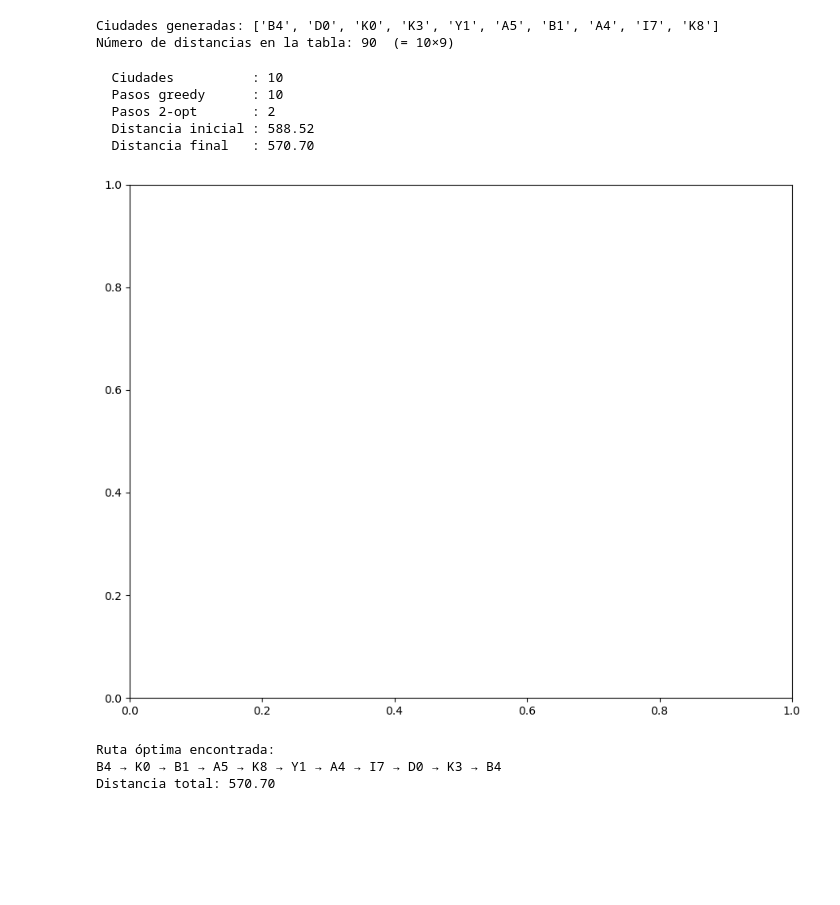
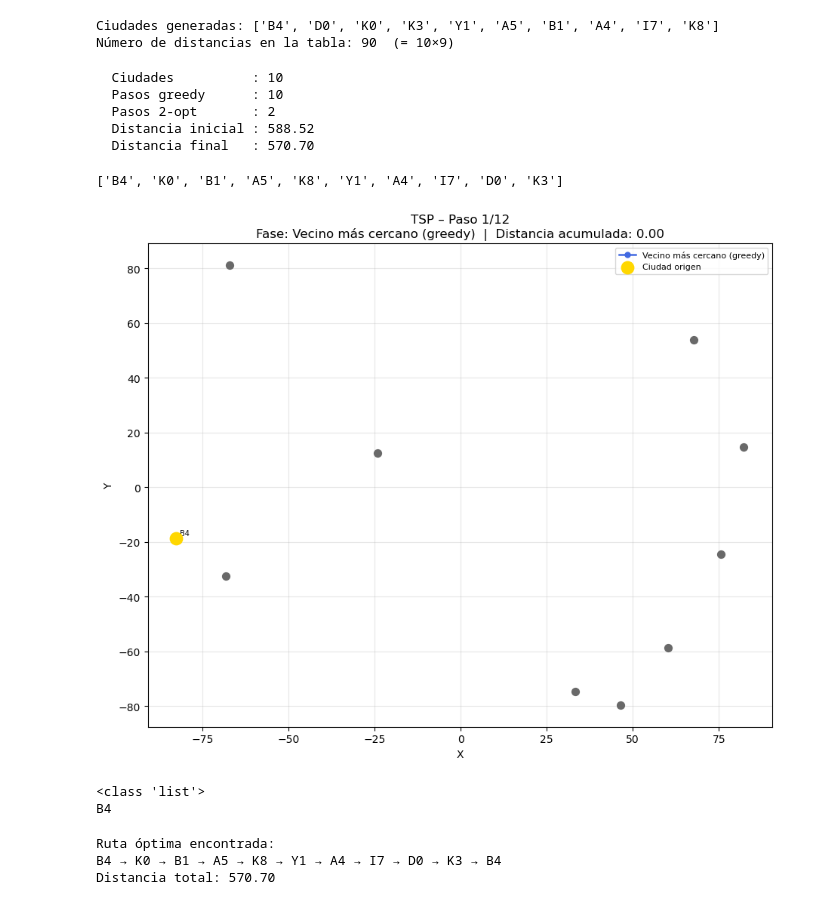
Before and after one commit to Borreguin/USFQ-Wshop, a Jupyter notebook: _Soluciones/Grupo2/Taller1/P1_TSP/TSP_Notebook.ipynb, the cells around one changed output. Cells and saved outputs as stored; diff of their text form; code cells hidden in the pictures; blank space fills up the shorter version.

```diff
--- a/_Soluciones/Grupo2/Taller1/P1_TSP/TSP_Notebook.ipynb
+++ b/_Soluciones/Grupo2/Taller1/P1_TSP/TSP_Notebook.ipynb
@@ -67,16 +67,24 @@ Número de distancias en la tabla: 90  (= 10×9)
 # %%
 # --- Resolver con animación ---
 # La animación muestra:
 #   · Azul  → construcción greedy (vecino más cercano)
 #   · Rojo  → mejora 2-opt
-ruta_optima = tsp.resolver_con_animacion(intervalo_ms=600, mostrar_anotaciones=True)
+ruta_optima, ani = tsp.resolver_con_animacion(intervalo_ms=600, mostrar_anotaciones=True)
+ruta_optima
 # %% [output]
   Ciudades          : 10
   Pasos greedy      : 10
   Pasos 2-opt       : 2
   Distancia inicial : 588.52
   Distancia final   : 570.70
+['B4', 'K0', 'B1', 'A5', 'K8', 'Y1', 'A4', 'I7', 'D0', 'K3']
-[figure, old version]
+[figure, new version]
+# %%
+print(type(ruta_optima))
+print(ruta_optima[0])
+# %% [output]
+<class 'list'>
+B4
 # %%
 print("Ruta óptima encontrada:")
 print(" → ".join(ruta_optima) + f" → {ruta_optima[0]}")
```
Also changed, not shown: parts of 2 cells of this notebook.
